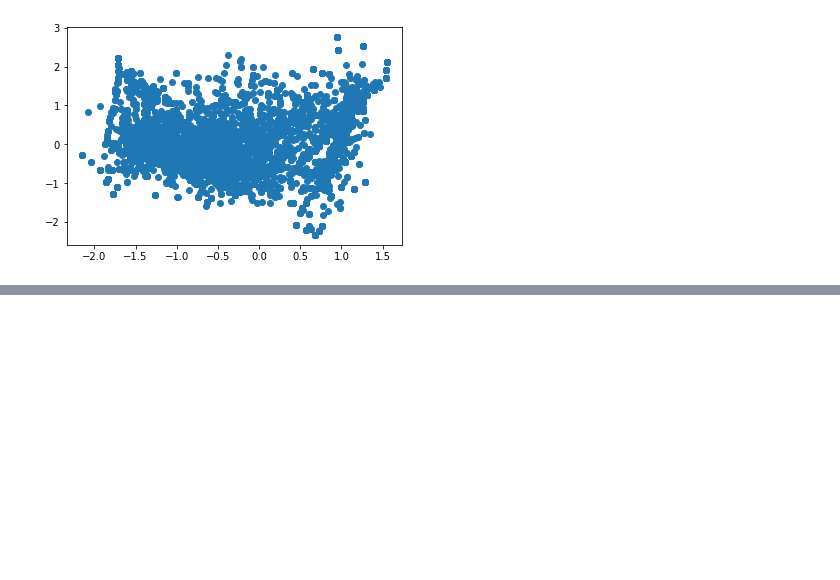
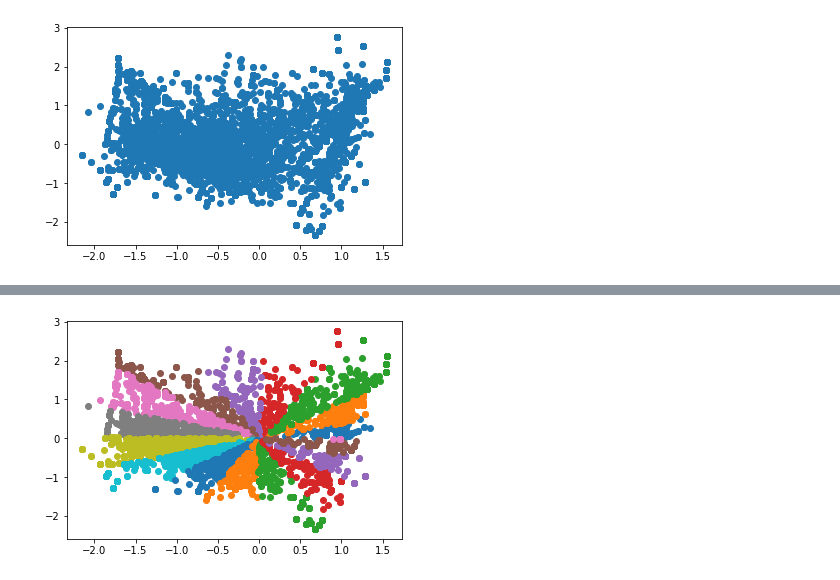
Before and after one commit to bikcrum/SongMultimodelAnalysis, a Jupyter notebook: test.ipynb, the cells around one changed output, grey strips where cells are left out. Cells and saved outputs as stored; diff of their text form; code cells hidden in the pictures; blank space fills up the shorter version.

```diff
--- a/test.ipynb
+++ b/test.ipynb
@@ -137,0 +180,5 @@ plt.scatter(dataset['valence'], dataset['arousal'])
+# %%
+for name, group in dataset.groupby('label'):
+    plt.scatter(group.valence, group.arousal)
+# %% [output]
+[figure, added]
```
Also changed, not shown: parts of 7 cells of this notebook.
